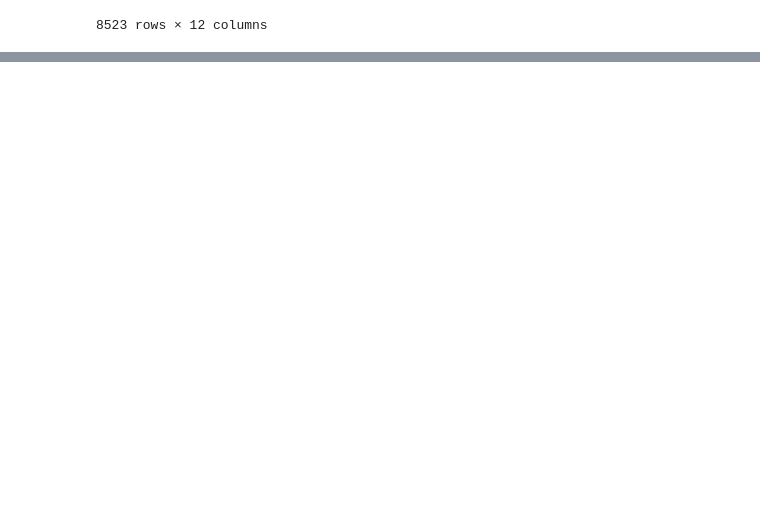
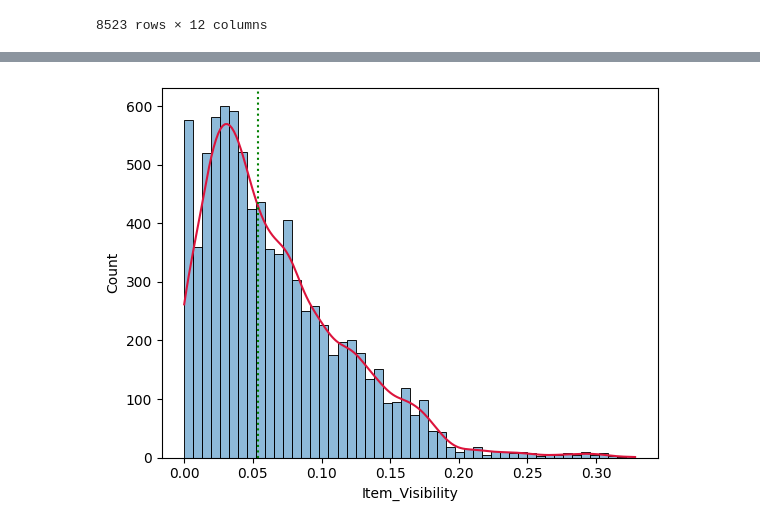
Before and after one commit to jpcanamaque/codingdojo-project, a Jupyter notebook: CodingDojo_Project.ipynb, the cells around one changed output, grey strips where cells are left out. Saved outputs shown, nothing was run; the diff lists cells and outputs as text; code cells hidden in the pictures; blank space fills up the shorter version.

```diff
--- a/CodingDojo_Project.ipynb
+++ b/CodingDojo_Project.ipynb
@@ -310,0 +383,9 @@ sales_df
+# %%
+# We are also interested to find the distribution of the
+# Item_Visibility in the data
+
+ax = sns.histplot(sales_num_data_df, x="Item_Visibility", kde=True);
+plt.axvline(sales_num_data_df['Item_Visibility'].median(), color="green", ls=":")
+ax.lines[0].set_color('crimson')
+# %% [output]
+[figure, added]
```
Also changed, not shown: parts of 21 cells of this notebook.
